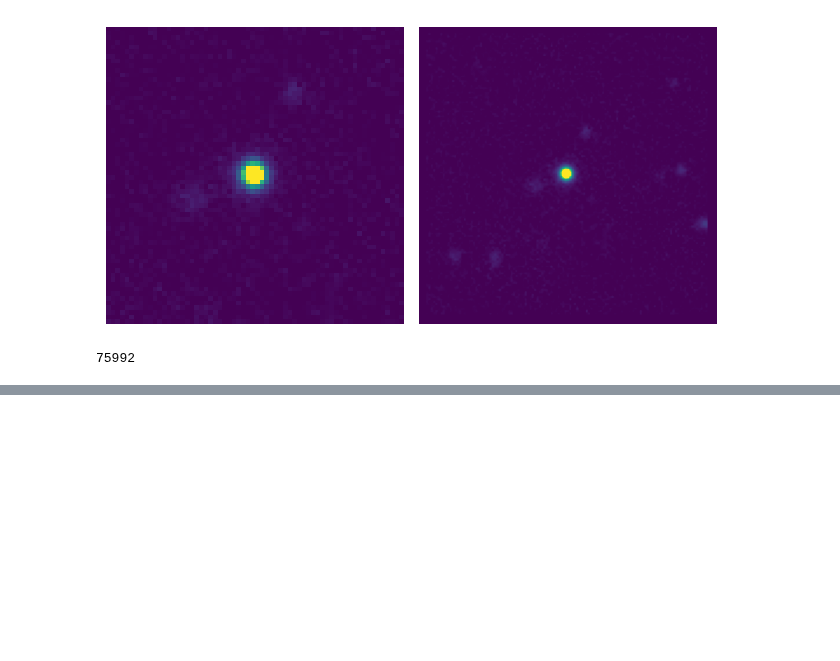
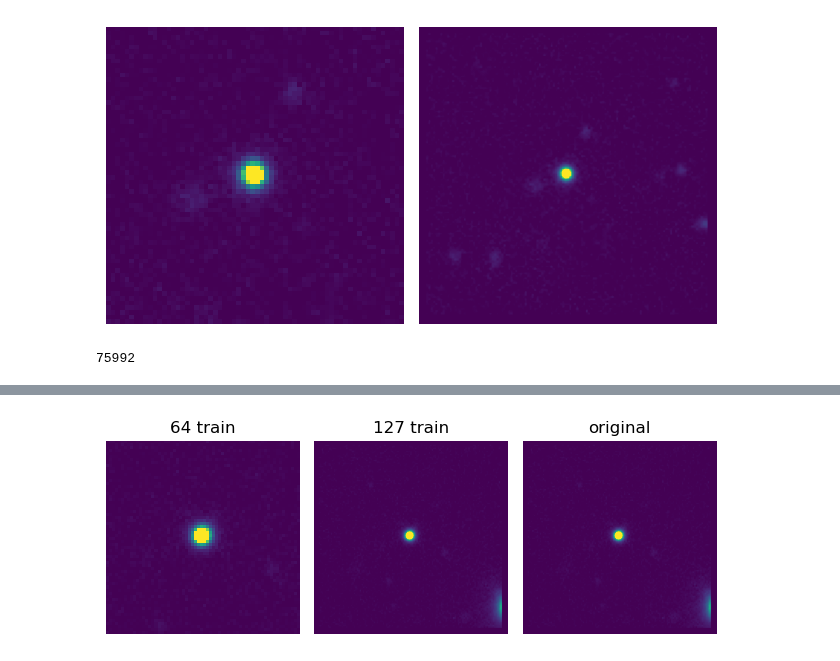
Before and after one commit to astrodatalab/photoz, a Jupyter notebook: code/make_ml_data.ipynb, the cells around one changed output, grey strips where cells are left out. Saved outputs shown, nothing was run; the diff lists cells and outputs as text; code cells hidden in the pictures; blank space fills up the shorter version.

```diff
--- a/code/make_ml_data.ipynb
+++ b/code/make_ml_data.ipynb
@@ -204,0 +385,34 @@ hf_write.close()
+# %%
+# Check image
+hf_original = h5py.File('/data/HSC/HSC_v6/step2A/127x127/legacy/five_band_image127x127_with_metadata_corrected.hdf5', 'r')
+object_id_original = np.asarray(hf_original['object_id'])[..., None]
+
+i = random.randint(0, ntrain)
+
+object_id_64 = np.asarray(hf_train_64['object_id'][0:])[..., None][i][0]
+object_id_127 = np.asarray(hf_train_127['object_id'][0:])[..., None][i][0]
+
+for j in range(len(object_id_original)):
+    if object_id_original[j] == object_id_64:
+        if object_id_original[j] != object_id_127:
+            print('error')
+        original_index = j
+
+fig, axes = plt.subplots(1, 3)  # 1 row, 2 columns
+
+axes[0].imshow(hf_train_64['image'][i][0], vmin = 0, vmax = 4.16)
+axes[0].set_title('64 train')
+axes[0].axis('off')
+
+axes[1].imshow(hf_train_127['image'][i][0], vmin = 0, vmax = 4.16)
+axes[1].set_title('127 train')
+axes[1].axis('off')
+
+axes[2].imshow(hf_original['image'][original_index][0], vmin = 0, vmax = 4.16)
+axes[2].set_title('original')
+axes[2].axis('off')
+
+plt.tight_layout()
+plt.show()
+# %% [output]
+[figure, added]
```
Also changed, not shown: parts of 13 cells of this notebook, 1 other file.
